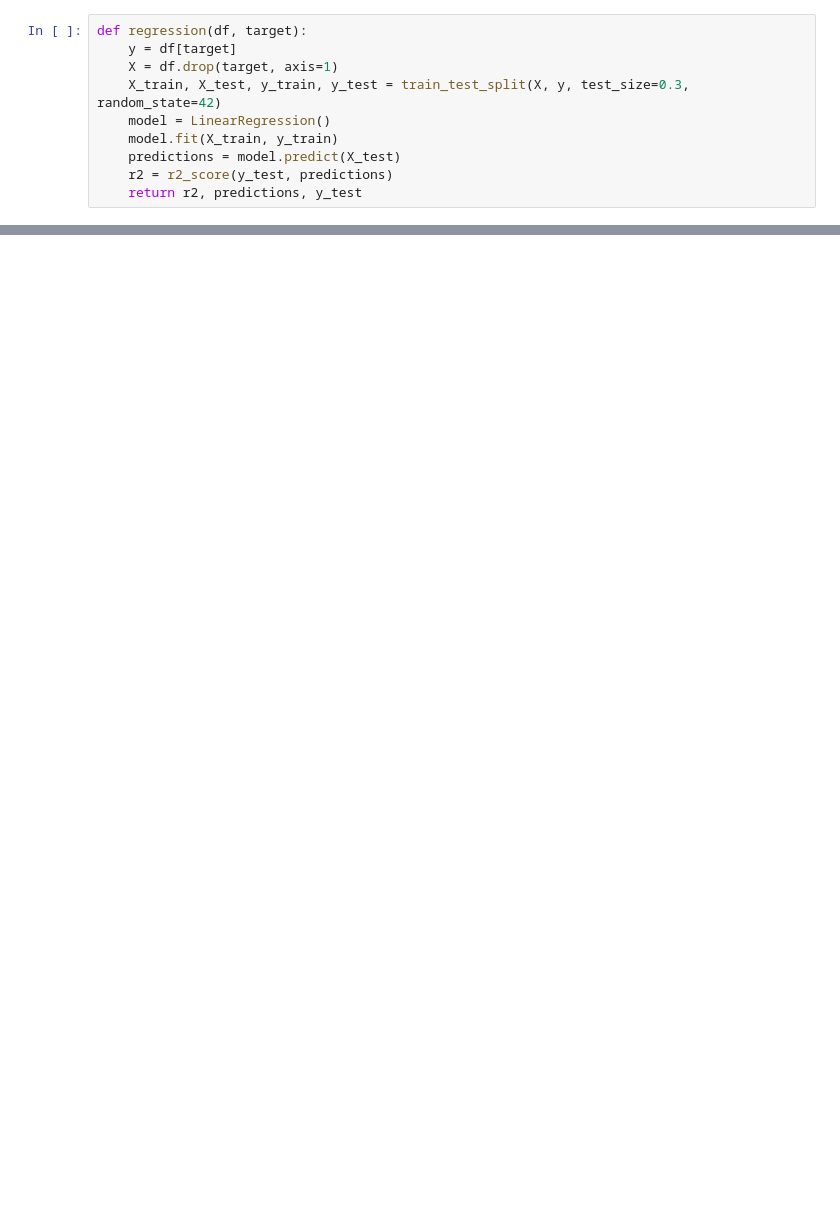
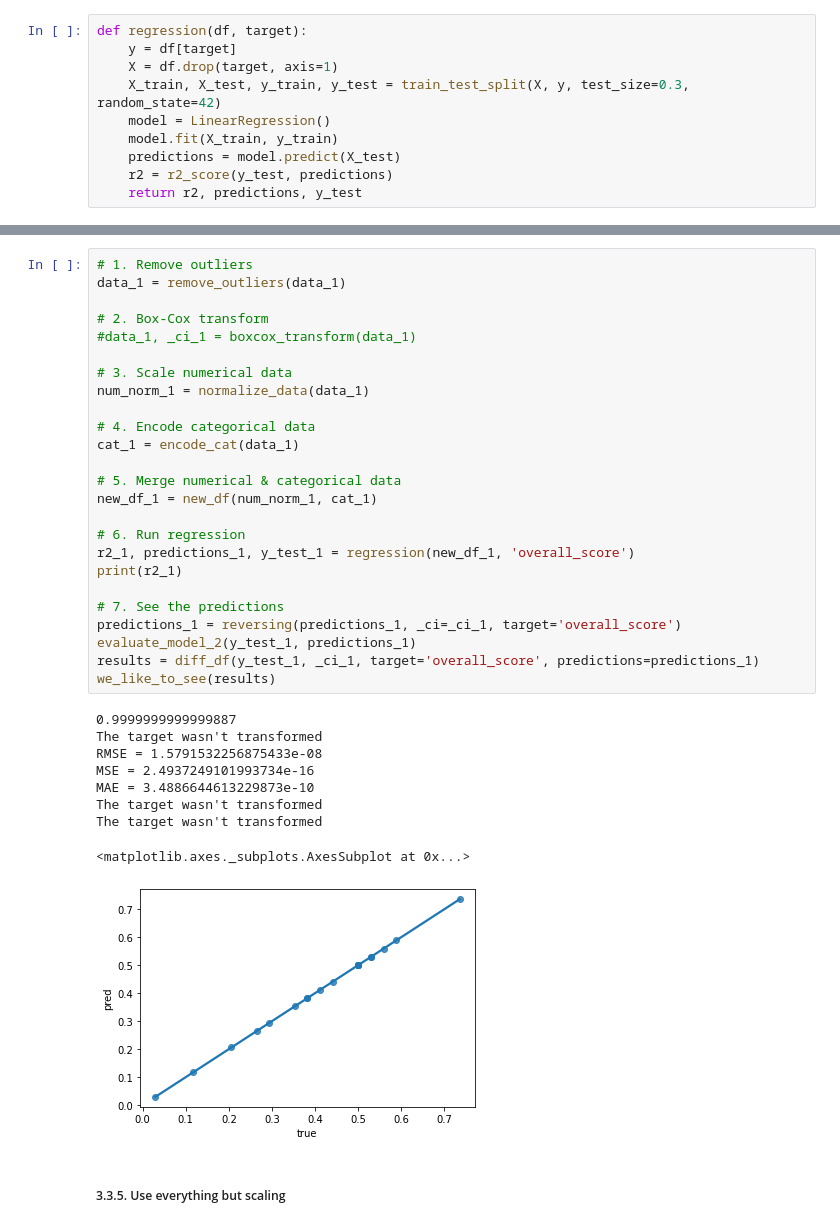
Before and after one commit to sabinagio/data_mid_bootcamp_project_FIFA_MoneyBall, a Jupyter notebook: mini-project - 3. Modelling & Evaluation.ipynb, the cells around one changed output, grey strips where cells are left out. Cells and saved outputs as stored; diff of their text form; blank space fills up the shorter version.

```diff
--- a/mini-project - 3. Modelling & Evaluation.ipynb
+++ b/mini-project - 3. Modelling & Evaluation.ipynb
@@ -177,0 +293,37 @@ we_like_to_see(results)
+# %%
+# 1. Remove outliers
+data_1 = remove_outliers(data_1)
+
+# 2. Box-Cox transform
+#data_1, _ci_1 = boxcox_transform(data_1)
+
+# 3. Scale numerical data
+num_norm_1 = normalize_data(data_1)
+
+# 4. Encode categorical data
+cat_1 = encode_cat(data_1)
+
+# 5. Merge numerical & categorical data
+new_df_1 = new_df(num_norm_1, cat_1)
+
+# 6. Run regression
+r2_1, predictions_1, y_test_1 = regression(new_df_1, 'overall_score')
+print(r2_1)
+
+# 7. See the predictions
+predictions_1 = reversing(predictions_1, _ci=_ci_1, target='overall_score')
+evaluate_model_2(y_test_1, predictions_1)
+results = diff_df(y_test_1, _ci_1, target='overall_score', predictions=predictions_1)
+we_like_to_see(results)
+# %% [output]
+0.9999999999999887
+The target wasn't transformed
+RMSE = 1.5791532256875433e-08
+MSE = 2.4937249101993734e-16
+MAE = 3.4886644613229873e-10
+The target wasn't transformed
+The target wasn't transformed
+<matplotlib.axes._subplots.AxesSubplot at 0x...>
+[figure, added]
+# %% [markdown]
+##### 3.3.5. Use everything but scaling
```
Also changed, not shown: parts of 39 cells of this notebook.
